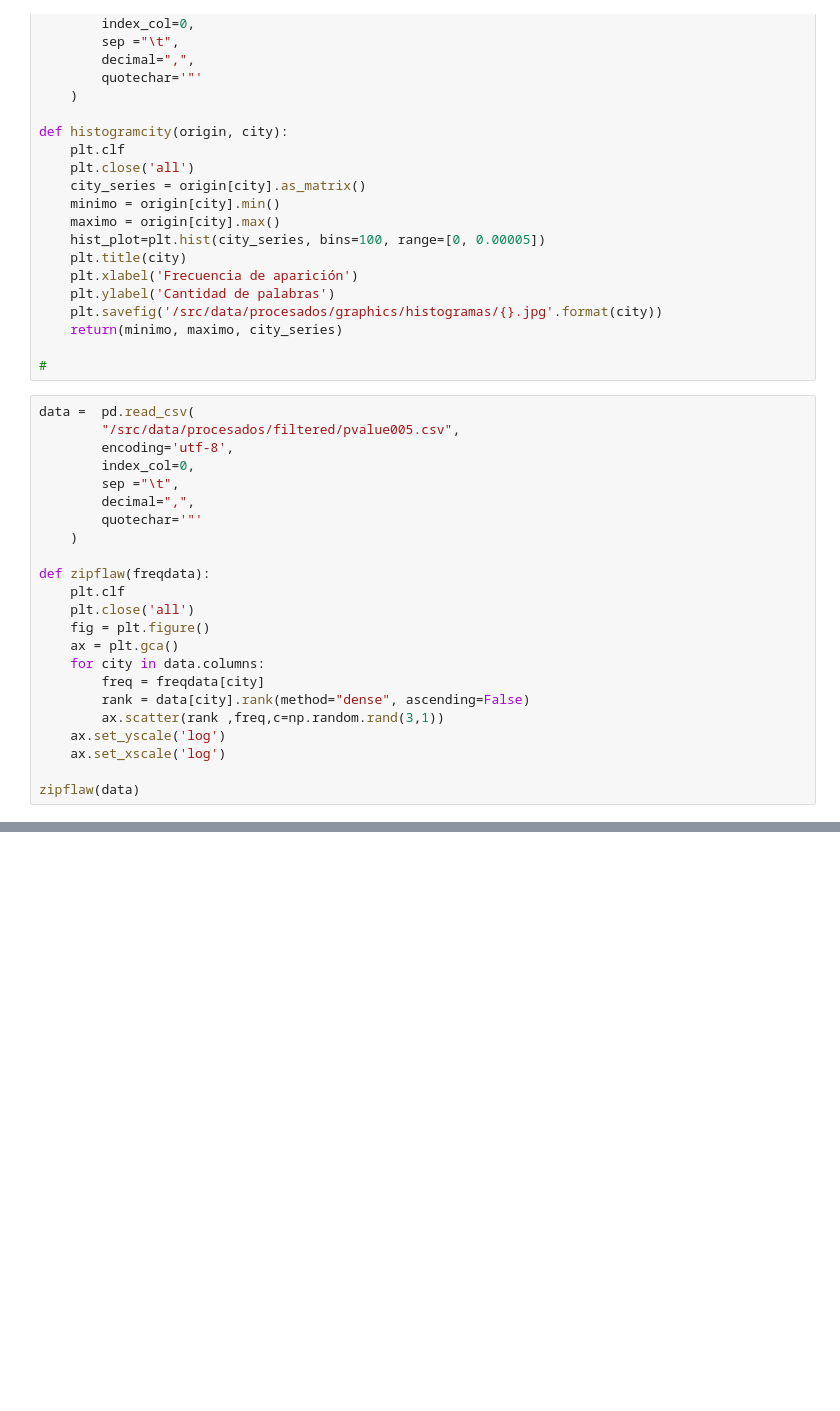
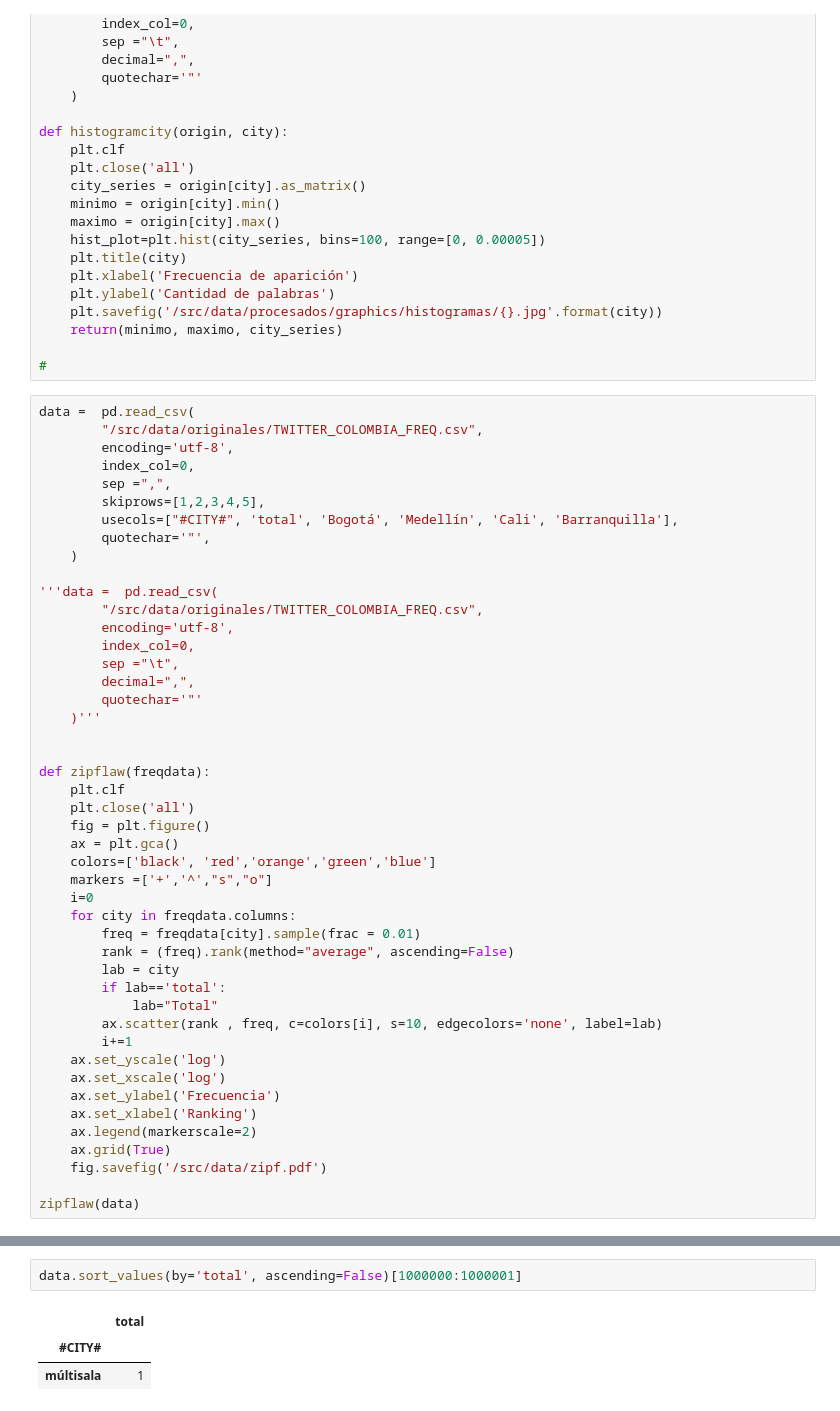
Before and after one commit to amnet04/LEM-ALEC, a Jupyter notebook: lema/src/notebooks/Gráficas.ipynb, the cells around one changed output, grey strips where cells are left out. Cells and saved outputs as stored; diff of their text form; blank space fills up the shorter version.

```diff
--- a/lema/src/notebooks/Gráficas.ipynb
+++ b/lema/src/notebooks/Gráficas.ipynb
@@ -200,25 +236,48 @@ def histogramcity(origin, city):
 #
 # %%
 data =  pd.read_csv(
-        "/src/data/procesados/filtered/pvalue005.csv",
+        "/src/data/originales/TWITTER_COLOMBIA_FREQ.csv",
+        encoding='utf-8',
+        index_col=0,
+        sep =",",
+        skiprows=[1,2,3,4,5],
+        usecols=["#CITY#", 'total', 'Bogotá', 'Medellín', 'Cali', 'Barranquilla'],
+        quotechar='"',
+    )
+
+'''data =  pd.read_csv(
+        "/src/data/originales/TWITTER_COLOMBIA_FREQ.csv",
         encoding='utf-8',
         index_col=0,
         sep ="\t",
         decimal=",",
         quotechar='"'
-    )
+    )'''
+
 
 def zipflaw(freqdata):
     plt.clf
     plt.close('all')
     fig = plt.figure()
     ax = plt.gca()
-    for city in data.columns:
-        freq = freqdata[city]
-        rank = data[city].rank(method="dense", ascending=False)
-        ax.scatter(rank ,freq,c=np.random.rand(3,1))
+    colors=['black', 'red','orange','green','blue']
+    markers =['+','^',"s","o"]
+    i=0
+    for city in freqdata.columns:
+        freq = freqdata[city].sample(frac = 0.01)
+        rank = (freq).rank(method="average", ascending=False)
+        lab = city
+        if lab=='total':
+            lab="Total"
+        ax.scatter(rank , freq, c=colors[i], s=10, edgecolors='none', label=lab)
+        i+=1
     ax.set_yscale('log')
     ax.set_xscale('log')
+    ax.set_ylabel('Frecuencia')
+    ax.set_xlabel('Ranking')
+    ax.legend(markerscale=2)
+    ax.grid(True)
+    fig.savefig('/src/data/zipf.pdf')
 
 zipflaw(data)
 # %% [output]
@@ -225,0 +286,6 @@ zipflaw(data)
+# %%
+data.sort_values(by='total', ascending=False)[1000000:1000001]
+# %% [output]
+|  | total |
+| #CITY# |  |
+| múltisala | 1 |
```
Also changed, not shown: parts of 6 cells of this notebook, 19 other files.
